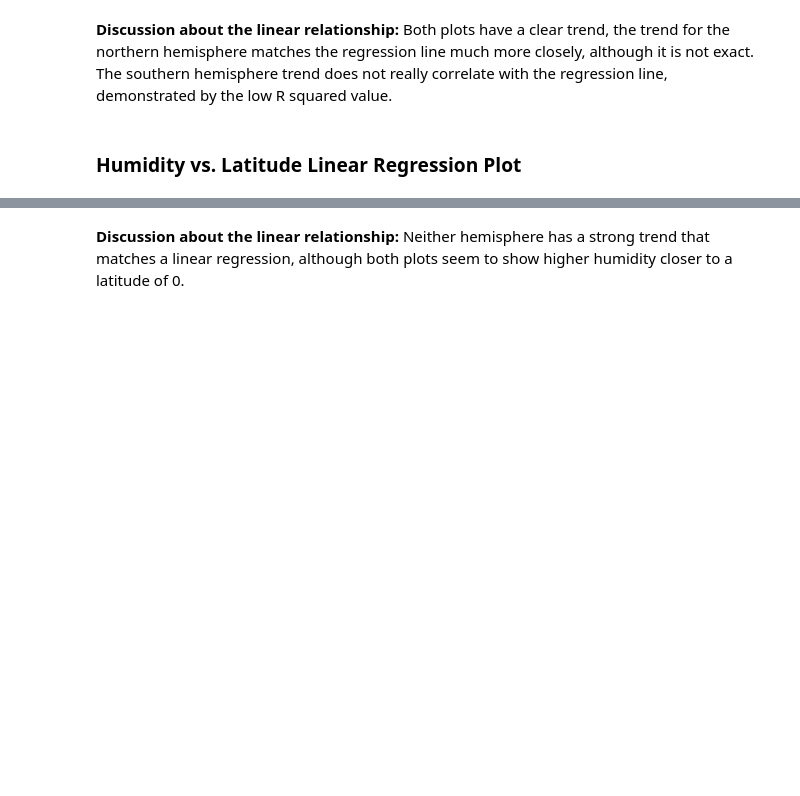
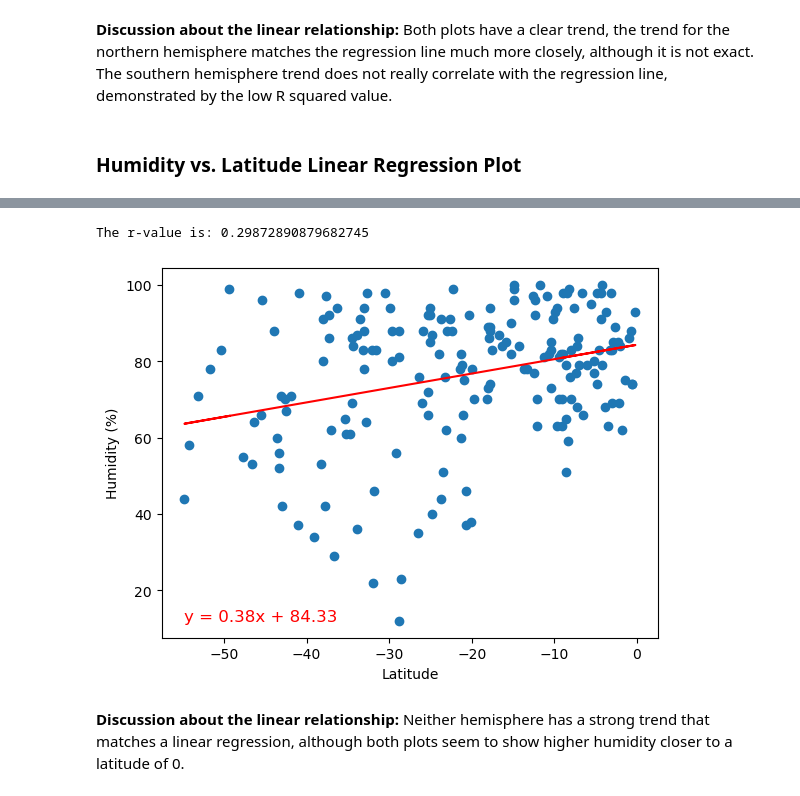
Before and after one commit to mdahl6/python-api-challenge, a Jupyter notebook: WeatherPy.ipynb, the cells around one changed output, grey strips where cells are left out. Saved outputs shown, nothing was run; the diff lists cells and outputs as text; code cells hidden in the pictures; blank space fills up the shorter version.

```diff
--- a/WeatherPy.ipynb
+++ b/WeatherPy.ipynb
@@ -435,3 +343,10 @@ The r-squared is: 0.09401817962930253
+# %%
+# Southern Hemisphere
+
+linear_regression(southern_hemi_df['Lat'],southern_hemi_df['Humidity'],'Latitude','Humidity (%)')
+# %% [output]
+The r-value is: 0.29872890879682745
+[figure, added]
 # %% [markdown]
 **Discussion about the linear relationship:** Neither hemisphere has a strong trend that matches a linear regression, although both plots seem to show higher humidity closer to a latitude of 0.
 # %% [markdown]
```
Also changed, not shown: parts of 28 cells of this notebook, 5 other files.
